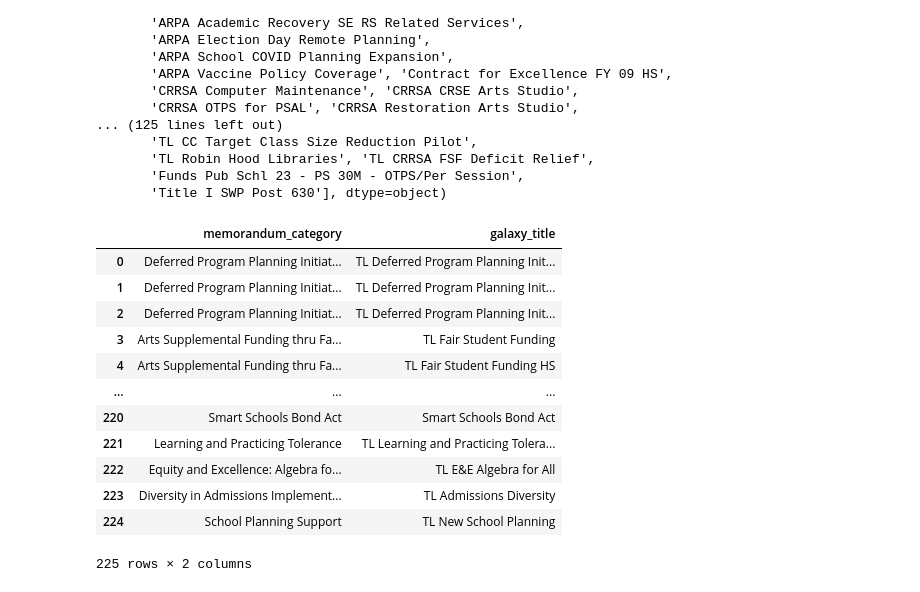
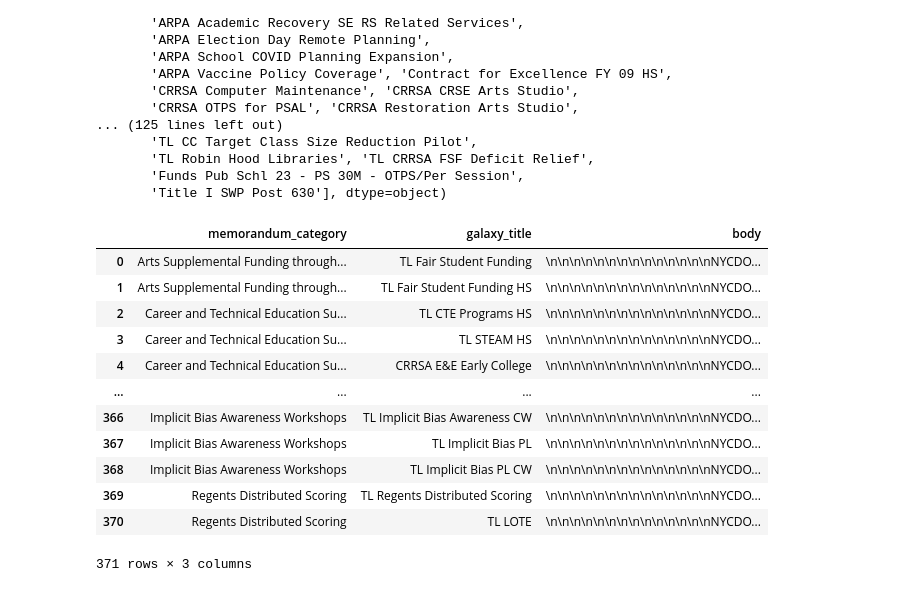
Before and after one commit to vaishalitalwar/School-Budget-and-Allocations, a Jupyter notebook: notebooks/AllocationCategoriesScraper.ipynb, the cells around one changed output. Saved outputs shown, nothing was run; the diff lists cells and outputs as text; code cells hidden in the pictures.

Commit message:
Modified memorandum scraper

```diff
--- a/notebooks/AllocationCategoriesScraper.ipynb
+++ b/notebooks/AllocationCategoriesScraper.ipynb
@@ -22,6 +22,13 @@ chrome_options = webdriver.ChromeOptions()
 service = ChromeService(executable_path=ChromeDriverManager().install())
 
 driver = webdriver.Chrome(service = service, options=chrome_options)
+# %%
+script = """
+return ['span', 'b', 'strong', 'tr td', 'ul li', ].reduce((nodelist, selector) => [...nodelist, ...document.querySelectorAll(selector)] , [])
+.filter(e =>
+    ['blue','rgb(0, 0, 255)'].includes(getComputedStyle(e).getPropertyValue('color')) && (['bold','bolder'].includes(getComputedStyle(e).getPropertyValue('font-weight')) || getComputedStyle(e).getPropertyValue('font-weight') >= 500)
+).map(e => e.innerText)
+"""
 # %%
 def getAllocationCategories(year, driver):
 
@@ -335,22 +308,22 @@ array(['AIDP Attendance Shared', 'ARPA Academic Recovery',
        'Title I SWP Post 630'], dtype=object)
 # %%
 memorandum_lookup = pd.DataFrame()
-for memorandum_category in allocationCategories2020:
+for memorandum_category in allocationCategories2022:
     for galaxy_title in memorandum_category['Galaxy Titles']:
-        memorandum_lookup = pd.concat([memorandum_lookup, pd.DataFrame({'memorandum_category': [memorandum_category['Category']], 'galaxy_title': [galaxy_title]})], ignore_index = True)
+        memorandum_lookup = pd.concat([memorandum_lookup, pd.DataFrame({'memorandum_category': [memorandum_category['Category']], 'galaxy_title': [galaxy_title], 'body': [memorandum_category['Body']]})], ignore_index = True)
 memorandum_lookup
 # %% [output]
-|  | memorandum_category | galaxy_title |
-| 0 | Deferred Program Planning Initiat... | TL Deferred Program Planning Init... |
-| 1 | Deferred Program Planning Initiat... | TL Deferred Program Planning Init... |
-| 2 | Deferred Program Planning Initiat... | TL Deferred Program Planning Init... |
-| 3 | Arts Supplemental Funding thru Fa... | TL Fair Student Funding |
-| 4 | Arts Supplemental Funding thru Fa... | TL Fair Student Funding HS |
-| ... | ... | ... |
-| 220 | Smart Schools Bond Act | Smart Schools Bond Act |
-| 221 | Learning and Practicing Tolerance | TL Learning and Practicing Tolera... |
-| 222 | Equity and Excellence: Algebra fo... | TL E&E Algebra for All |
-| 223 | Diversity in Admissions Implement... | TL Admissions Diversity |
-| 224 | School Planning Support | TL New School Planning |
+|  | memorandum_category | galaxy_title | body |
+| 0 | Arts Supplemental Funding through... | TL Fair Student Funding | \n\n\n\n\n\n\n\n\n\n\n\n\n\nNYCDO... |
+| 1 | Arts Supplemental Funding through... | TL Fair Student Funding HS | \n\n\n\n\n\n\n\n\n\n\n\n\n\nNYCDO... |
+| 2 | Career and Technical Education Su... | TL CTE Programs HS | \n\n\n\n\n\n\n\n\n\n\n\n\n\nNYCDO... |
+| 3 | Career and Technical Education Su... | TL STEAM HS | \n\n\n\n\n\n\n\n\n\n\n\n\n\nNYCDO... |
+| 4 | Career and Technical Education Su... | CRRSA E&E Early College | \n\n\n\n\n\n\n\n\n\n\n\n\n\nNYCDO... |
+| ... | ... | ... | ... |
+| 366 | Implicit Bias Awareness Workshops | TL Implicit Bias Awareness CW | \n\n\n\n\n\n\n\n\n\n\n\n\n\nNYCDO... |
+| 367 | Implicit Bias Awareness Workshops | TL Implicit Bias PL | \n\n\n\n\n\n\n\n\n\n\n\n\n\nNYCDO... |
+| 368 | Implicit Bias Awareness Workshops | TL Implicit Bias PL CW | \n\n\n\n\n\n\n\n\n\n\n\n\n\nNYCDO... |
+| 369 | Regents Distributed Scoring | TL Regents Distributed Scoring | \n\n\n\n\n\n\n\n\n\n\n\n\n\nNYCDO... |
+| 370 | Regents Distributed Scoring | TL LOTE | \n\n\n\n\n\n\n\n\n\n\n\n\n\nNYCDO... |
-225 rows × 2 columns
+371 rows × 3 columns
 # %%
```
Also changed, not shown: parts of 3 cells of this notebook, 4 other files.
